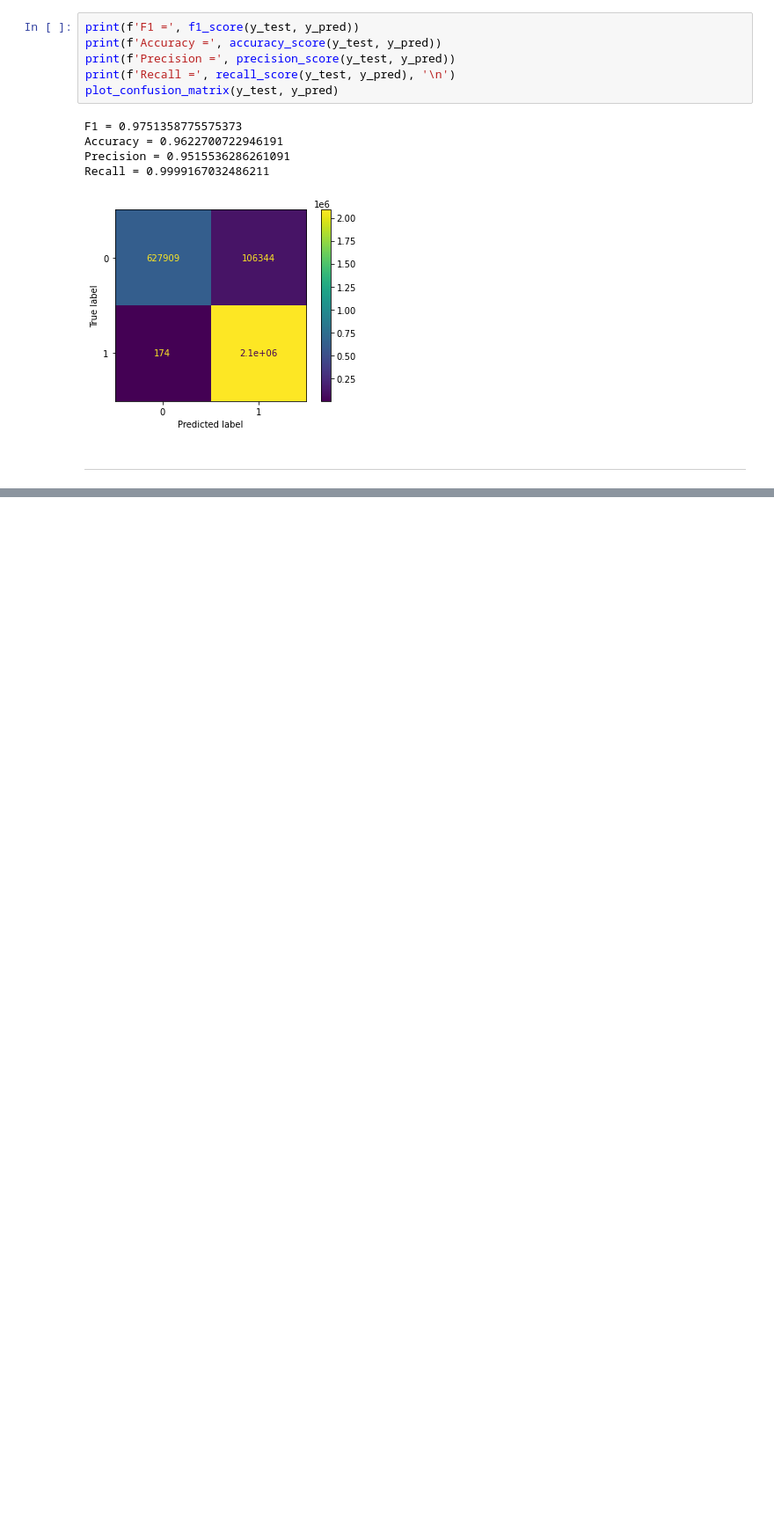
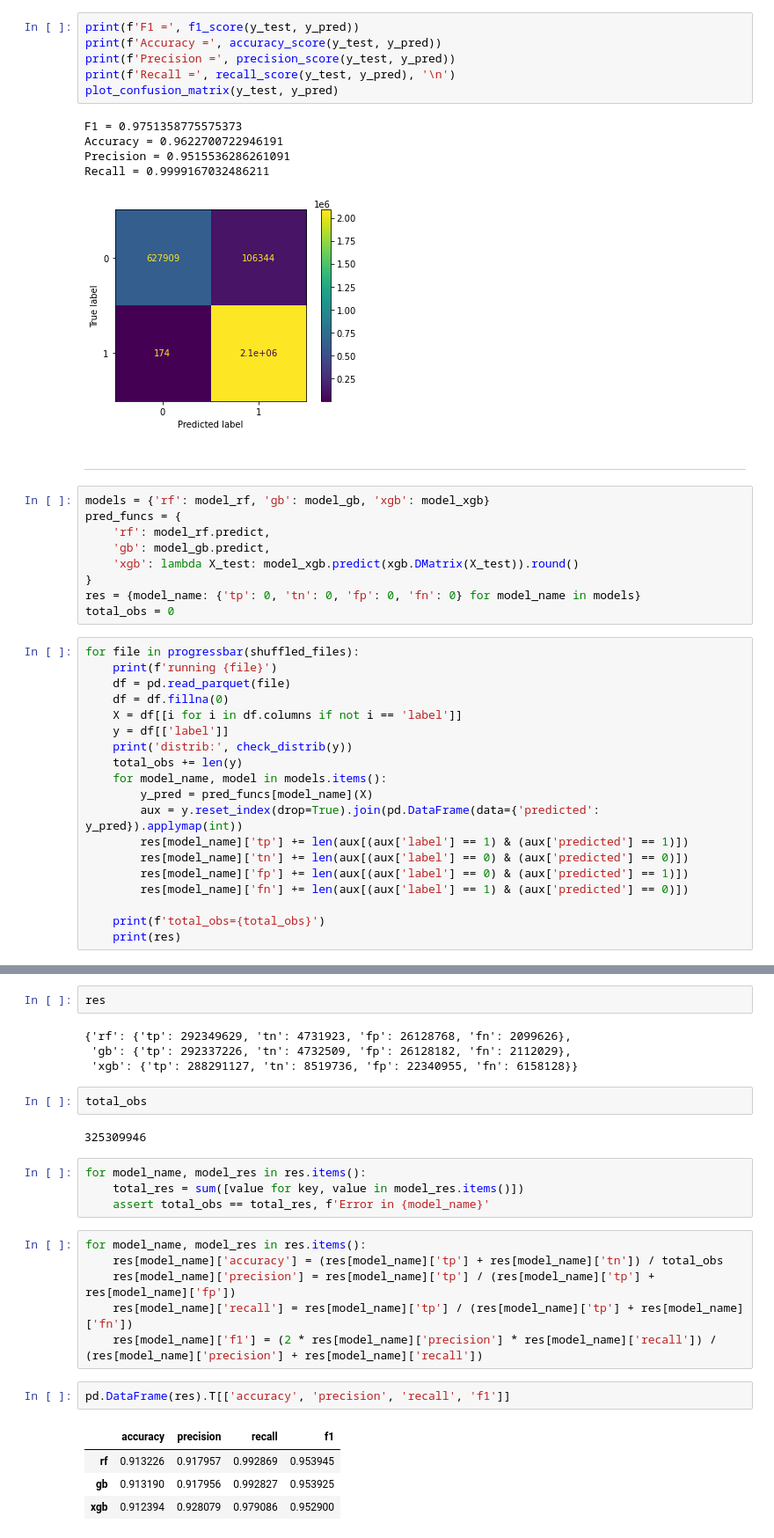
Before and after one commit to LRAbbade/IoT_anomaly_detection, a Jupyter notebook: iot23_control_training.ipynb, the cells around one changed output, grey strips where cells are left out. Shown: that part at 88% size. Drawn from its saved outputs; the diff is of its cells as text; blank space fills up the shorter version.

Commit message:
test models on all files

```diff
--- a/iot23_control_training.ipynb
+++ b/iot23_control_training.ipynb
@@ -500,3 +500,31 @@ Recall = 0.9999167032486211
 [figure]
 # %% [markdown]
 ---
+# %%
+models = {'rf': model_rf, 'gb': model_gb, 'xgb': model_xgb}
+pred_funcs = {
+    'rf': model_rf.predict,
+    'gb': model_gb.predict,
+    'xgb': lambda X_test: model_xgb.predict(xgb.DMatrix(X_test)).round()
+}
+res = {model_name: {'tp': 0, 'tn': 0, 'fp': 0, 'fn': 0} for model_name in models}
+total_obs = 0
+# %%
+for file in progressbar(shuffled_files):
+    print(f'running {file}')
+    df = pd.read_parquet(file)
+    df = df.fillna(0)
+    X = df[[i for i in df.columns if not i == 'label']]
+    y = df[['label']]
+    print('distrib:', check_distrib(y))
+    total_obs += len(y)
+    for model_name, model in models.items():
+        y_pred = pred_funcs[model_name](X)
+        aux = y.reset_index(drop=True).join(pd.DataFrame(data={'predicted': y_pred}).applymap(int))
+        res[model_name]['tp'] += len(aux[(aux['label'] == 1) & (aux['predicted'] == 1)])
+        res[model_name]['tn'] += len(aux[(aux['label'] == 0) & (aux['predicted'] == 0)])
+        res[model_name]['fp'] += len(aux[(aux['label'] == 0) & (aux['predicted'] == 1)])
+        res[model_name]['fn'] += len(aux[(aux['label'] == 1) & (aux['predicted'] == 0)])
+
+    print(f'total_obs={total_obs}')
+    print(res)
@@ -502,0 +561,27 @@ Recall = 0.9999167032486211
+# %%
+res
+# %% [output]
+{'rf': {'tp': 292349629, 'tn': 4731923, 'fp': 26128768, 'fn': 2099626},
+ 'gb': {'tp': 292337226, 'tn': 4732509, 'fp': 26128182, 'fn': 2112029},
+ 'xgb': {'tp': 288291127, 'tn': 8519736, 'fp': 22340955, 'fn': 6158128}}
+# %%
+total_obs
+# %% [output]
+325309946
+# %%
+for model_name, model_res in res.items():
+    total_res = sum([value for key, value in model_res.items()])
+    assert total_obs == total_res, f'Error in {model_name}'
+# %%
+for model_name, model_res in res.items():
+    res[model_name]['accuracy'] = (res[model_name]['tp'] + res[model_name]['tn']) / total_obs
+    res[model_name]['precision'] = res[model_name]['tp'] / (res[model_name]['tp'] + res[model_name]['fp'])
+    res[model_name]['recall'] = res[model_name]['tp'] / (res[model_name]['tp'] + res[model_name]['fn'])
+    res[model_name]['f1'] = (2 * res[model_name]['precision'] * res[model_name]['recall']) / (res[model_name]['precision'] + res[model_name]['recall'])
+# %%
+pd.DataFrame(res).T[['accuracy', 'precision', 'recall', 'f1']]
+# %% [output]
+|  | accuracy | precision | recall | f1 |
+| rf | 0.913226 | 0.917957 | 0.992869 | 0.953945 |
+| gb | 0.913190 | 0.917956 | 0.992827 | 0.953925 |
+| xgb | 0.912394 | 0.928079 | 0.979086 | 0.952900 |
```
Also changed, not shown: parts of 2 cells of this notebook.
